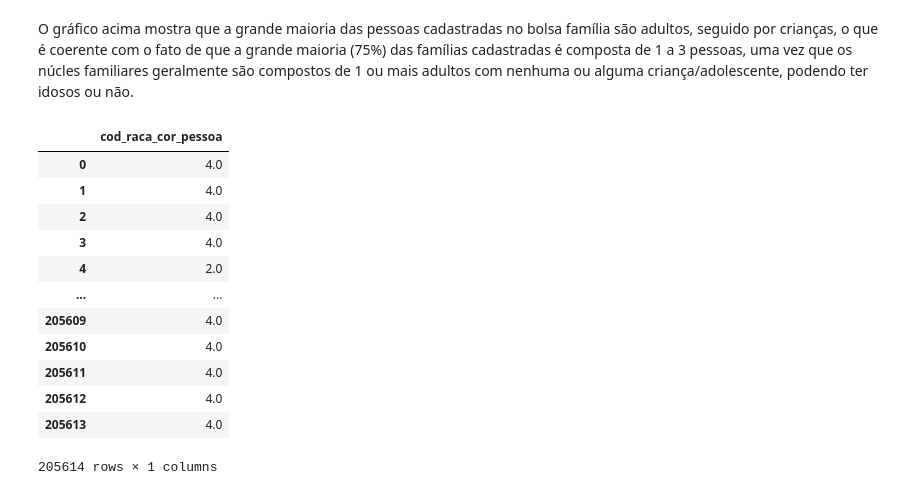
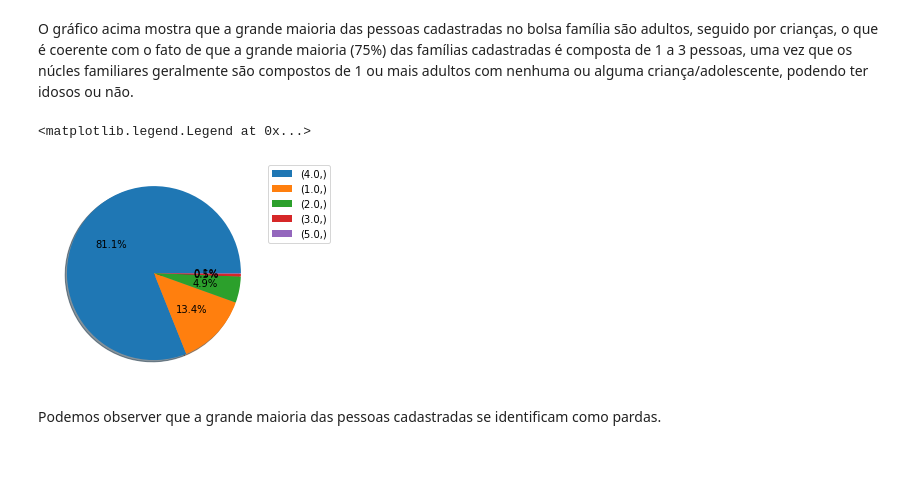
Before and after one commit to diegoabs84/Machine-Learnig---Project-1, a Jupyter notebook: ML_Trabalho_prático_1.ipynb, the cells around one changed output. Cells and saved outputs as stored; diff of their text form; code cells hidden in the pictures; blank space fills up the shorter version.

```diff
--- a/ML_Trabalho_prático_1.ipynb
+++ b/ML_Trabalho_prático_1.ipynb
@@ -356,30 +356,18 @@ pes['idade'].value_counts().plot(kind='pie')
 [figure]
 # %% [markdown]
 O gráfico acima mostra que a grande maioria das pessoas cadastradas no bolsa família são adultos, seguido por crianças, o que é coerente com o fato de que a grande maioria (75%) das famílias cadastradas é composta de 1 a 3 pessoas, uma vez que os núcles familiares geralmente são compostos de 1 ou mais adultos com nenhuma ou alguma criança/adolescente, podendo ter idosos ou não.
-# %%
-# fam = datafam[['vlr_renda_media_fam','id_familia']]
-# res = fam.set_index('id_familia').join(pes.set_index('id_familia'), on='id_familia')
-# res
-datap[['cod_sabe_ler_escrever_memb']]
-
-datap[['cod_raca_cor_pessoa']]
-datap.plot(x='cod_raca_cor_pessoa', kind='bar')
-1 - Branca
-2 - Preta
-3 - Amarela
-4 - Parda
-5 - Indígena
-# %% [output]
-|  | cod_raca_cor_pessoa |
-| 0 | 4.0 |
-| 1 | 4.0 |
-| 2 | 4.0 |
-| 3 | 4.0 |
-| 4 | 2.0 |
-| ... | ... |
-| 205609 | 4.0 |
-| 205610 | 4.0 |
-| 205611 | 4.0 |
-| 205612 | 4.0 |
-| 205613 | 4.0 |
-205614 rows × 1 columns
+# %%
+datap[['cod_sabe_ler_escrever_memb']]
+temp = datap[['cod_raca_cor_pessoa']]
+grafico_raca = datap[['cod_raca_cor_pessoa']].value_counts().plot(kind='pie', autopct='%1.1f%%', shadow=True,legend=True, ylabel='', labeldistance=None)
+grafico_raca.legend(bbox_to_anchor=(1, 1.02), loc='upper left')
+# 1 - Branca
+# 2 - Preta
+# 3 - Amarela
+# 4 - Parda
+# 5 - Indígena
+# %% [output]
+<matplotlib.legend.Legend at 0x...>
+[figure, added]
+# %% [markdown]
+Podemos observer que a grande maioria das pessoas cadastradas se identificam como pardas.
```
